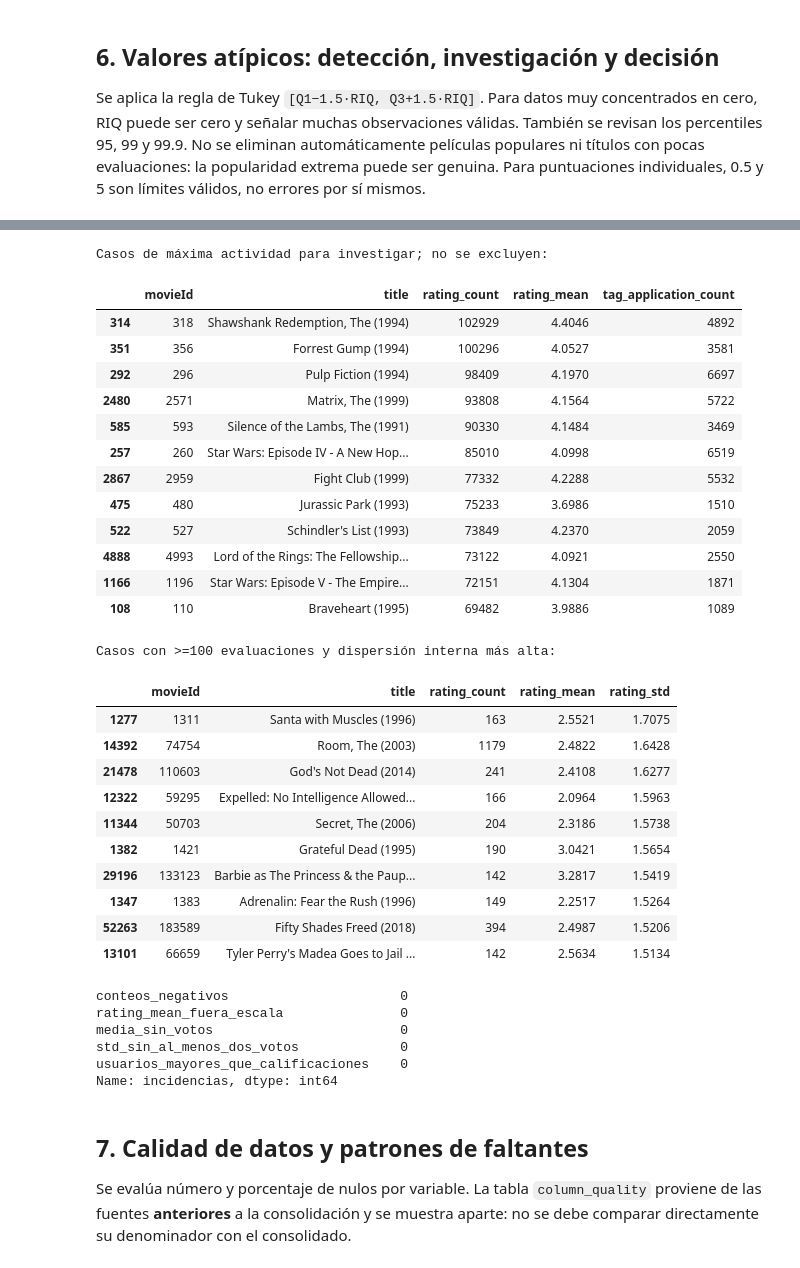
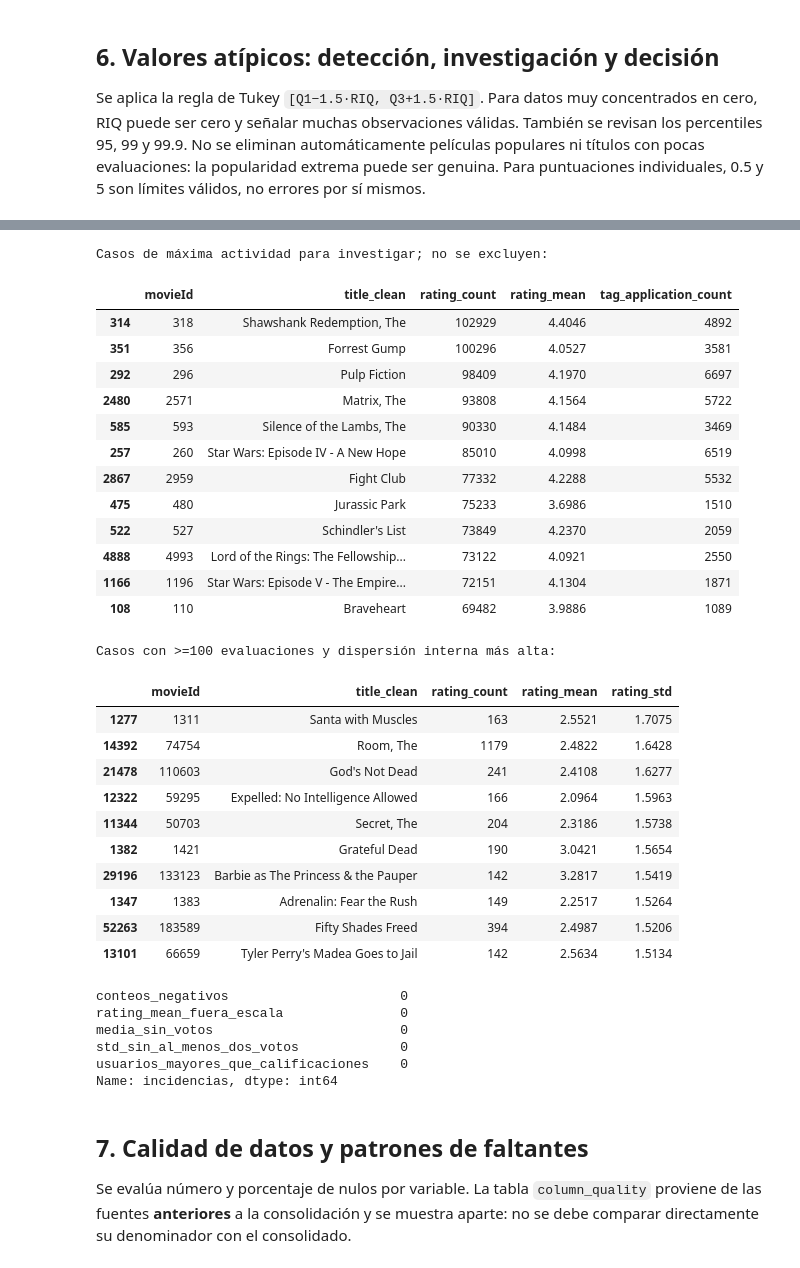
Before and after one commit to sr-jorgeemilio/Proyecto_Integrador_M1, a Jupyter notebook: notebooks/02_analisis_exploratorio_estadistica.ipynb, the cells around one changed output, grey strips where cells are left out. Cells and saved outputs as stored; diff of their text form; code cells hidden in the pictures.

```diff
--- a/notebooks/02_analisis_exploratorio_estadistica.ipynb
+++ b/notebooks/02_analisis_exploratorio_estadistica.ipynb
@@ -420,60 +422,60 @@ for c in count_vars:
     s=movies[c].dropna()
     q1,q3=s.quantile([.25,.75]); iqr=q3-q1; lo=max(0, q1-1.5*iqr); hi=q3+1.5*iqr
     outlier_rows.append({"variable":c,"q1":q1,"q3":q3,"IQR":iqr,
                          "limite_inferior":lo,"limite_superior":hi,"n_fuera":int(((s<lo)|(s>hi)).sum()),
                          "pct_fuera":100*((s<lo)|(s>hi)).mean(),
                          "p95":s.quantile(.95),"p99":s.quantile(.99),"p999":s.quantile(.999),
                          "maximo":s.max(),"IQR_cero":iqr==0})
 outliers=pd.DataFrame(outlier_rows)
 display(outliers)
 print("Casos de máxima actividad para investigar; no se excluyen:")
-display(movies.nlargest(12,"rating_count")[["movieId","title","rating_count","rating_mean","tag_application_count"]])
+display(movies.nlargest(12,"rating_count")[["movieId","title_clean","rating_count","rating_mean","tag_application_count"]])
 print("Casos con >=100 evaluaciones y dispersión interna más alta:")
-display(movies.loc[movies["rating_count"]>=100].nlargest(10,"rating_std")[["movieId","title","rating_count","rating_mean","rating_std"]])
+display(movies.loc[movies["rating_count"]>=100].nlargest(10,"rating_std")[["movieId","title_clean","rating_count","rating_mean","rating_std"]])
 
 # Comprobar reglas de negocio antes de considerar un dato anómalo como error.
 checks = {
     "conteos_negativos": int((movies[count_vars]<0).sum().sum()),
     "rating_mean_fuera_escala": int(((movies["rating_mean"].notna()) & ~movies["rating_mean"].between(0.5,5)).sum()),
     "media_sin_votos": int(((movies["rating_count"]==0)&movies["rating_mean"].notna()).sum()),
     "std_sin_al_menos_dos_votos": int(((movies["rating_count"]<2)&movies["rating_std"].notna()).sum()),
     "usuarios_mayores_que_calificaciones": int((movies["rating_users"]>movies["rating_count"]).sum()),
 }
 display(pd.Series(checks, name="incidencias"))
 # %% [output]
 |  | variable | q1 | q3 | IQR | limite_inferior | limite_superior | n_fuera | pct_fuera | p95 | ... |
 | 0 | rating_count | 2.0000 | 23.0000 | 21.0000 | 0 | 54.5000 | 15437 | 17.6252 | 1,006.6000 | ... |
 | 1 | rating_users | 2.0000 | 23.0000 | 21.0000 | 0 | 54.5000 | 15437 | 17.6252 | 1,006.6000 | ... |
 | 2 | tag_application_count | 0.0000 | 7.0000 | 7.0000 | 0 | 17.5000 | 12266 | 14.0047 | 85.0000 | ... |
 | 3 | non_null_tag_count | 0.0000 | 7.0000 | 7.0000 | 0 | 17.5000 | 12265 | 14.0035 | 85.0000 | ... |
 | 4 | distinct_tags | 0.0000 | 7.0000 | 7.0000 | 0 | 17.5000 | 10647 | 12.1562 | 50.0000 | ... |
 | 5 | tag_users | 0.0000 | 2.0000 | 2.0000 | 0 | 5.0000 | 9008 | 10.2849 | 14.0000 | ... |
 Casos de máxima actividad para investigar; no se excluyen:
-|  | movieId | title | rating_count | rating_mean | tag_application_count |
-| 314 | 318 | Shawshank Redemption, The (1994) | 102929 | 4.4046 | 4892 |
-| 351 | 356 | Forrest Gump (1994) | 100296 | 4.0527 | 3581 |
-| 292 | 296 | Pulp Fiction (1994) | 98409 | 4.1970 | 6697 |
-| 2480 | 2571 | Matrix, The (1999) | 93808 | 4.1564 | 5722 |
-| 585 | 593 | Silence of the Lambs, The (1991) | 90330 | 4.1484 | 3469 |
-| 257 | 260 | Star Wars: Episode IV - A New Hop... | 85010 | 4.0998 | 6519 |
-| 2867 | 2959 | Fight Club (1999) | 77332 | 4.2288 | 5532 |
-| 475 | 480 | Jurassic Park (1993) | 75233 | 3.6986 | 1510 |
-| 522 | 527 | Schindler's List (1993) | 73849 | 4.2370 | 2059 |
+|  | movieId | title_clean | rating_count | rating_mean | tag_application_count |
+| 314 | 318 | Shawshank Redemption, The | 102929 | 4.4046 | 4892 |
+| 351 | 356 | Forrest Gump | 100296 | 4.0527 | 3581 |
+| 292 | 296 | Pulp Fiction | 98409 | 4.1970 | 6697 |
+| 2480 | 2571 | Matrix, The | 93808 | 4.1564 | 5722 |
+| 585 | 593 | Silence of the Lambs, The | 90330 | 4.1484 | 3469 |
+| 257 | 260 | Star Wars: Episode IV - A New Hope | 85010 | 4.0998 | 6519 |
+| 2867 | 2959 | Fight Club | 77332 | 4.2288 | 5532 |
+| 475 | 480 | Jurassic Park | 75233 | 3.6986 | 1510 |
+| 522 | 527 | Schindler's List | 73849 | 4.2370 | 2059 |
 | 4888 | 4993 | Lord of the Rings: The Fellowship... | 73122 | 4.0921 | 2550 |
 | 1166 | 1196 | Star Wars: Episode V - The Empire... | 72151 | 4.1304 | 1871 |
-| 108 | 110 | Braveheart (1995) | 69482 | 3.9886 | 1089 |
+| 108 | 110 | Braveheart | 69482 | 3.9886 | 1089 |
 Casos con >=100 evaluaciones y dispersión interna más alta:
-|  | movieId | title | rating_count | rating_mean | rating_std |
-| 1277 | 1311 | Santa with Muscles (1996) | 163 | 2.5521 | 1.7075 |
-| 14392 | 74754 | Room, The (2003) | 1179 | 2.4822 | 1.6428 |
-| 21478 | 110603 | God's Not Dead (2014) | 241 | 2.4108 | 1.6277 |
-| 12322 | 59295 | Expelled: No Intelligence Allowed... | 166 | 2.0964 | 1.5963 |
-| 11344 | 50703 | Secret, The (2006) | 204 | 2.3186 | 1.5738 |
-| 1382 | 1421 | Grateful Dead (1995) | 190 | 3.0421 | 1.5654 |
-| 29196 | 133123 | Barbie as The Princess & the Paup... | 142 | 3.2817 | 1.5419 |
-| 1347 | 1383 | Adrenalin: Fear the Rush (1996) | 149 | 2.2517 | 1.5264 |
-| 52263 | 183589 | Fifty Shades Freed (2018) | 394 | 2.4987 | 1.5206 |
-| 13101 | 66659 | Tyler Perry's Madea Goes to Jail ... | 142 | 2.5634 | 1.5134 |
+|  | movieId | title_clean | rating_count | rating_mean | rating_std |
+| 1277 | 1311 | Santa with Muscles | 163 | 2.5521 | 1.7075 |
+| 14392 | 74754 | Room, The | 1179 | 2.4822 | 1.6428 |
+| 21478 | 110603 | God's Not Dead | 241 | 2.4108 | 1.6277 |
+| 12322 | 59295 | Expelled: No Intelligence Allowed | 166 | 2.0964 | 1.5963 |
+| 11344 | 50703 | Secret, The | 204 | 2.3186 | 1.5738 |
+| 1382 | 1421 | Grateful Dead | 190 | 3.0421 | 1.5654 |
+| 29196 | 133123 | Barbie as The Princess & the Pauper | 142 | 3.2817 | 1.5419 |
+| 1347 | 1383 | Adrenalin: Fear the Rush | 149 | 2.2517 | 1.5264 |
+| 52263 | 183589 | Fifty Shades Freed | 394 | 2.4987 | 1.5206 |
+| 13101 | 66659 | Tyler Perry's Madea Goes to Jail | 142 | 2.5634 | 1.5134 |
 conteos_negativos                      0
 rating_mean_fuera_escala               0
 media_sin_votos                        0
```
Also changed, not shown: parts of 21 cells of this notebook.
